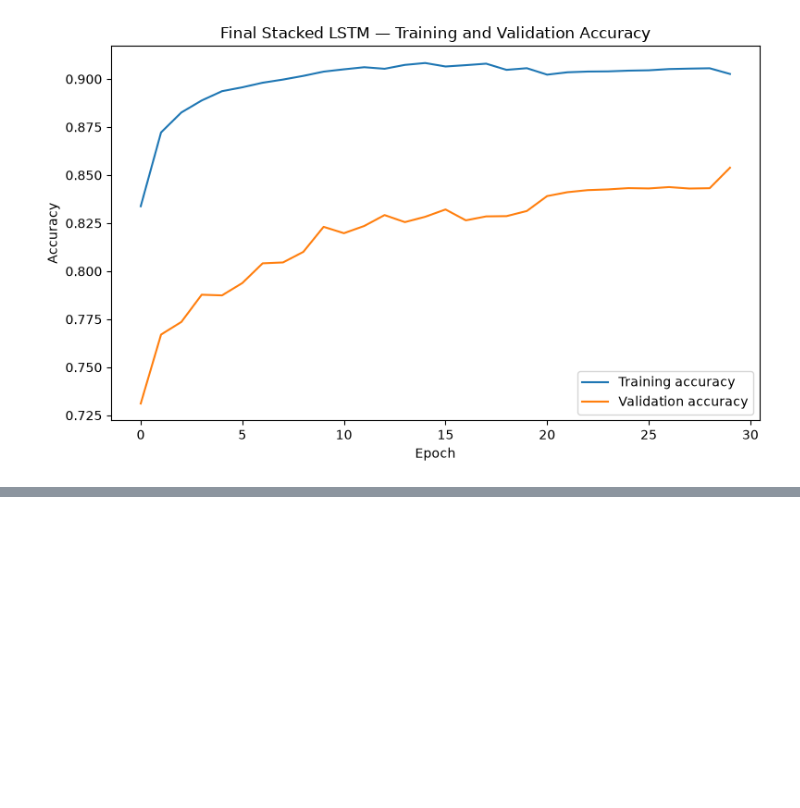
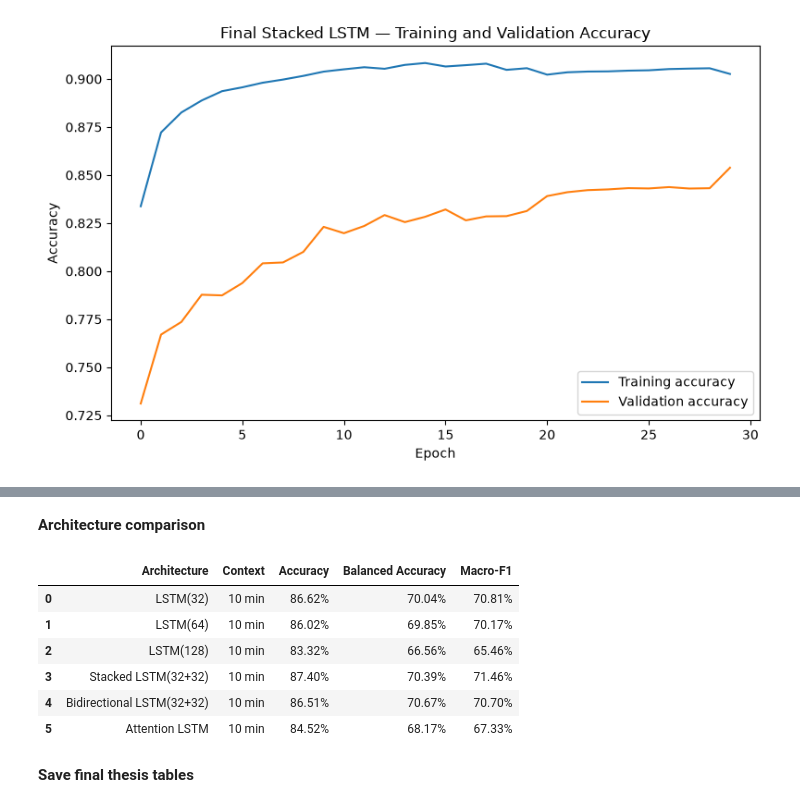
Before and after one commit to ThePral/Sleep-Stage-Prediction, a Jupyter notebook: notebooks/04_final_evaluation.ipynb, the cells around one changed output, grey strips where cells are left out. Drawn from its saved outputs; the diff is of its cells as text; code cells hidden in the pictures; blank space fills up the shorter version.

```diff
--- a/notebooks/04_final_evaluation.ipynb
+++ b/notebooks/04_final_evaluation.ipynb
@@ -1300,0 +1412,69 @@ plt.show()
+# %% [markdown]
+**Architecture comparison**
+# %%
+architecture_table = pd.DataFrame(
+    [
+        {
+            "Architecture": "LSTM(32)",
+            "Context": "10 min",
+            "Accuracy": 0.8662,
+            "Balanced Accuracy": 0.7004,
+            "Macro-F1": 0.7081,
+        },
+        {
+            "Architecture": "LSTM(64)",
+            "Context": "10 min",
+            "Accuracy": 0.8602,
+            "Balanced Accuracy": 0.6985,
+            "Macro-F1": 0.7017,
+        },
+        {
+            "Architecture": "LSTM(128)",
+            "Context": "10 min",
+            "Accuracy": 0.8332,
+            "Balanced Accuracy": 0.6656,
+            "Macro-F1": 0.6546,
+        },
+        {
+            "Architecture": "Stacked LSTM(32+32)",
+            "Context": "10 min",
+            "Accuracy": 0.8740,
+            "Balanced Accuracy": 0.7039,
+            "Macro-F1": 0.7146,
+        },
+        {
+            "Architecture": "Bidirectional LSTM(32+32)",
+            "Context": "10 min",
+            "Accuracy": 0.8651,
+            "Balanced Accuracy": 0.7067,
+            "Macro-F1": 0.7070,
+        },
+        {
+            "Architecture": "Attention LSTM",
+            "Context": "10 min",
+            "Accuracy": 0.8452,
+            "Balanced Accuracy": 0.6817,
+            "Macro-F1": 0.6733,
+        },
+    ]
+)
+
+display(
+    architecture_table.style.format(
+        {
+            "Accuracy": "{:.2%}",
+            "Balanced Accuracy": "{:.2%}",
+            "Macro-F1": "{:.2%}",
+        }
+    )
+)
+# %% [output]
+|  | Architecture | Context | Accuracy | Balanced Accuracy | Macro-F1 |
+| 0 | LSTM(32) | 10 min | 86.62% | 70.04% | 70.81% |
+| 1 | LSTM(64) | 10 min | 86.02% | 69.85% | 70.17% |
+| 2 | LSTM(128) | 10 min | 83.32% | 66.56% | 65.46% |
+| 3 | Stacked LSTM(32+32) | 10 min | 87.40% | 70.39% | 71.46% |
+| 4 | Bidirectional LSTM(32+32) | 10 min | 86.51% | 70.67% | 70.70% |
+| 5 | Attention LSTM | 10 min | 84.52% | 68.17% | 67.33% |
+# %% [markdown]
+**Save final thesis tables**
```
Also changed, not shown: parts of 21 cells of this notebook, 6 other files.
